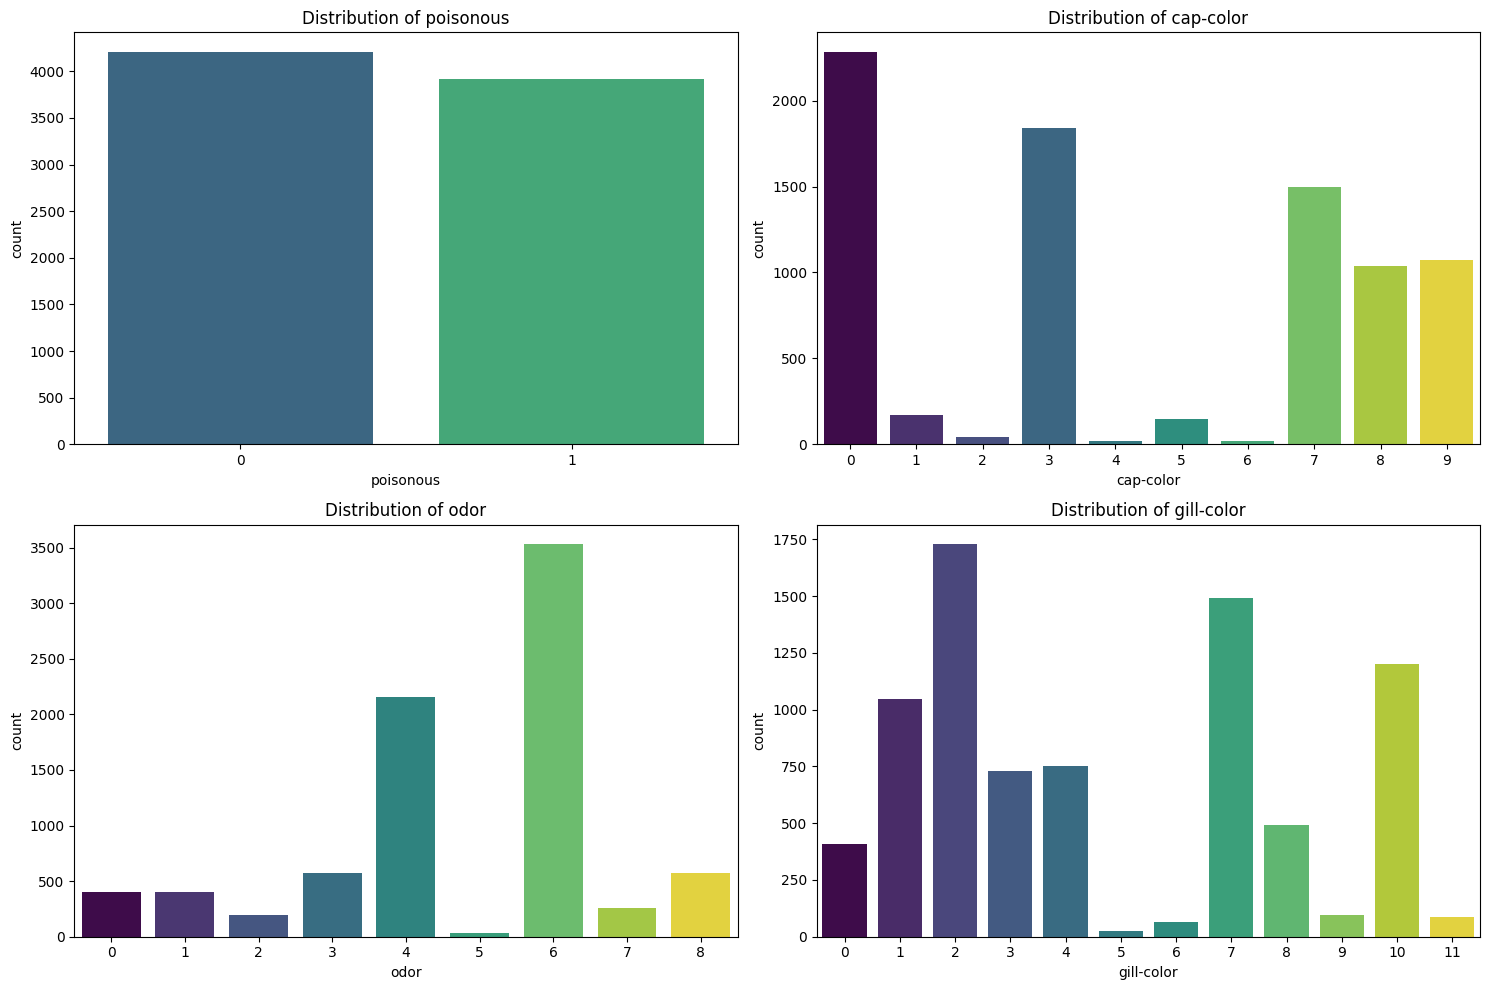
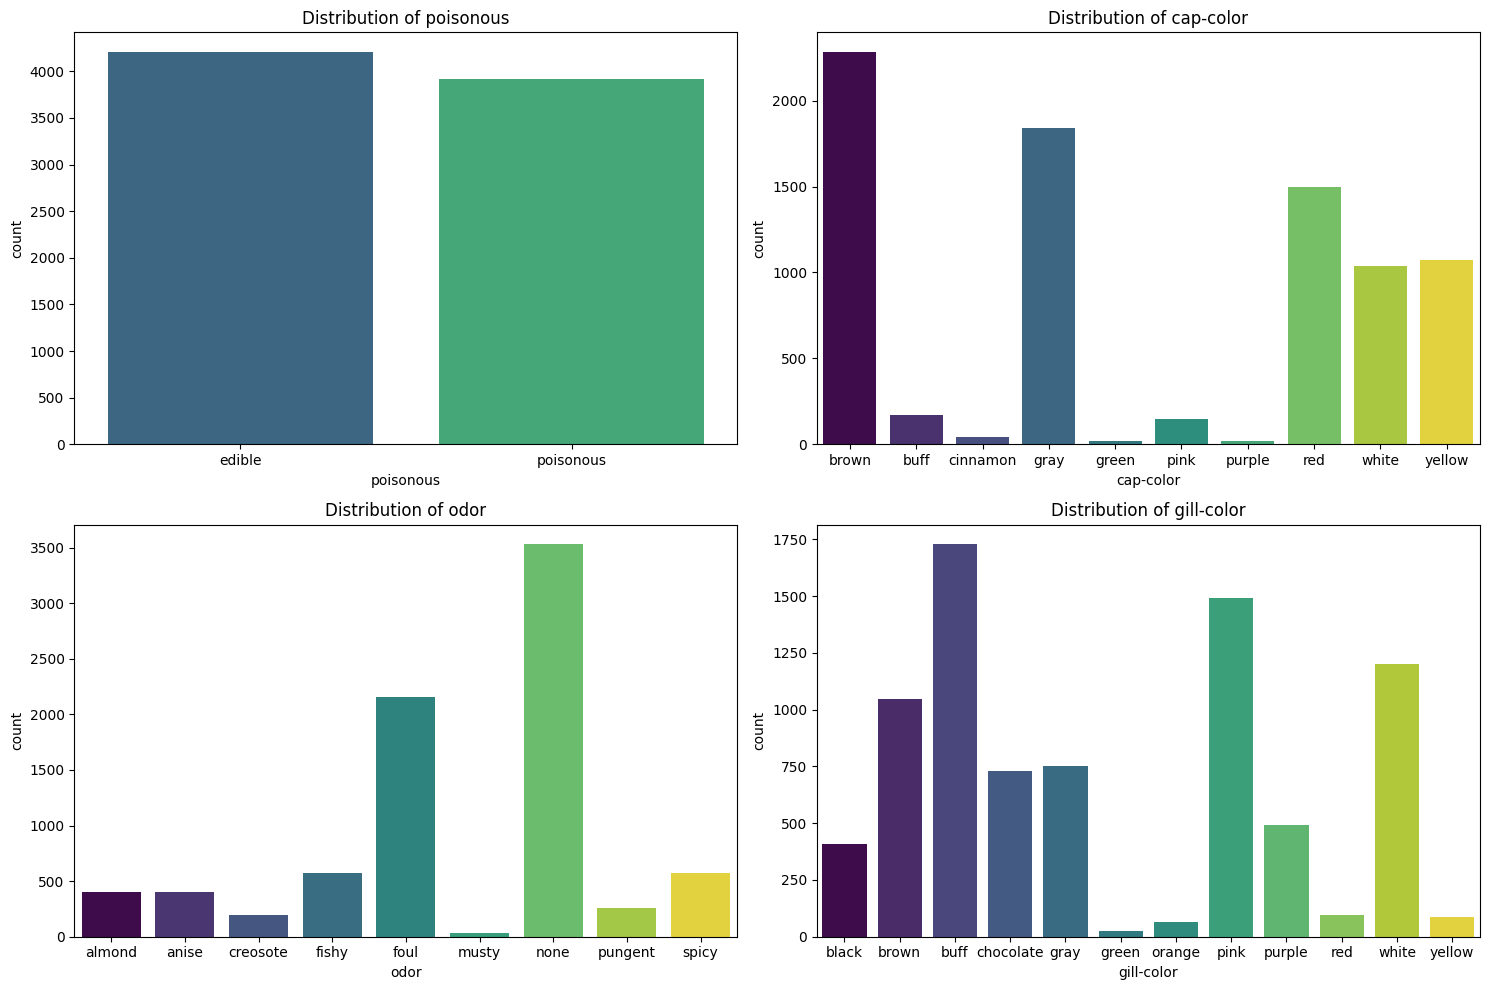
The change to this notebook cell's code, shown as a diff; its figure went from the first image to the second:
--- before
+++ after
@@ -8,10 +8,15 @@
 
 try:
+    plt.figure(figsize=(15, 10))
     # Plot the distribution for each column in the mushroom data
-    plt.figure(figsize=(15, 10))
     for i, col in enumerate(column_names):
-        plt.subplot(2, 2, i + 1)
+        plt_instance = plt.subplot(2, 2, i + 1)
         sns.countplot(x=col, data=mushrooms_df, palette='viridis', hue=col, legend=False)
         plt.title(f'Distribution of {col}')
+        unique_vals = sorted(mushrooms_df[col].unique())
+        
+        # add labels
+        plt_instance.set_xticks(range(len(unique_vals)))
+        plt_instance.set_xticklabels([display_labels[col][v] for v in unique_vals])
     plt.tight_layout()
     plt.savefig('distributions.png')
@@ -19,5 +24,5 @@
     # Create a scatter plot of the odor data relative to poisonous/edible
     plt.figure(figsize=(10, 6))
-    ax_scatter = sns.stripplot(x='odor', y='poisonous', data=mushrooms_df, jitter=0.3, alpha=0.5, palette='viridis', hue='odor', legend=False)
+    shroom_scatter = sns.stripplot(x='odor', y='poisonous', data=mushrooms_df, jitter=0.3, alpha=0.5, palette='viridis', hue='odor', legend=False)
     # add jitter to make overlapping data points more visible
     plt.title('Poisonous vs Odor (with Jitter)')
@@ -26,6 +31,6 @@
     plt.yticks(ticks=[0, 1], labels=['Edible (0)', 'Poisonous (1)'])
     unique_odor = sorted(mushrooms_df['odor'].unique())
-    ax_scatter.set_xticks(range(len(unique_odor)))
-    ax_scatter.set_xticklabels([display_labels['odor'][v] for v in unique_odor])
+    shroom_scatter.set_xticks(range(len(unique_odor)))
+    shroom_scatter.set_xticklabels([display_labels['odor'][v] for v in unique_odor])
 
     plt.grid(axis='y', linestyle='--', alpha=0.7)
@@ -37,28 +42,28 @@
     # Plot Poisonous vs Odor
     plt.subplot(3, 1, 1)
-    ax1 = sns.countplot(x='odor', hue='poisonous', data=mushrooms_df, palette='viridis')
+    ccc_by_odor = sns.countplot(x='odor', hue='poisonous', data=mushrooms_df, palette='viridis')
     plt.title('Safe to Eat by Odor')
     unique_odor = sorted(mushrooms_df['odor'].unique())
-    ax1.set_xticks(range(len(unique_odor)))
-    ax1.set_xticklabels([display_labels['odor'][v] for v in unique_odor])
-    ax1.legend(title='Class', labels=['Edible', 'Poisonous'])
+    ccc_by_odor.set_xticks(range(len(unique_odor)))
+    ccc_by_odor.set_xticklabels([display_labels['odor'][v] for v in unique_odor])
+    ccc_by_odor.legend(title='Class', labels=['Edible', 'Poisonous'])
 
     # Plot Poisonous vs Cap-Color
     plt.subplot(3, 1, 2)
-    ax2 = sns.countplot(x='cap-color', hue='poisonous', data=mushrooms_df, palette='magma')
+    ccc_by_cap_color = sns.countplot(x='cap-color', hue='poisonous', data=mushrooms_df, palette='magma')
     plt.title('Safe to Eat by Cap Color')
     unique_cap = sorted(mushrooms_df['cap-color'].unique())
-    ax2.set_xticks(range(len(unique_cap)))
-    ax2.set_xticklabels([display_labels['cap-color'][v] for v in unique_cap])
-    ax2.legend(title='Class', labels=['Edible', 'Poisonous'])
+    ccc_by_cap_color.set_xticks(range(len(unique_cap)))
+    ccc_by_cap_color.set_xticklabels([display_labels['cap-color'][v] for v in unique_cap])
+    ccc_by_cap_color.legend(title='Class', labels=['Edible', 'Poisonous'])
 
     # Plot Poisonous vs Gill-Color
     plt.subplot(3, 1, 3)
-    ax3 = sns.countplot(x='gill-color', hue='poisonous', data=mushrooms_df, palette='rocket')
+    ccc_by_gill_color = sns.countplot(x='gill-color', hue='poisonous', data=mushrooms_df, palette='rocket')
     plt.title('Safe to Eat by Gill Color')
     unique_gill = sorted(mushrooms_df['gill-color'].unique())
-    ax3.set_xticks(range(len(unique_gill)))
-    ax3.set_xticklabels([display_labels['gill-color'][v] for v in unique_gill])
-    ax3.legend(title='Class', labels=['Edible', 'Poisonous'])
+    ccc_by_gill_color.set_xticks(range(len(unique_gill)))
+    ccc_by_gill_color.set_xticklabels([display_labels['gill-color'][v] for v in unique_gill])
+    ccc_by_gill_color.legend(title='Class', labels=['Edible', 'Poisonous'])
 
     plt.tight_layout()

Commit: fixed label issue